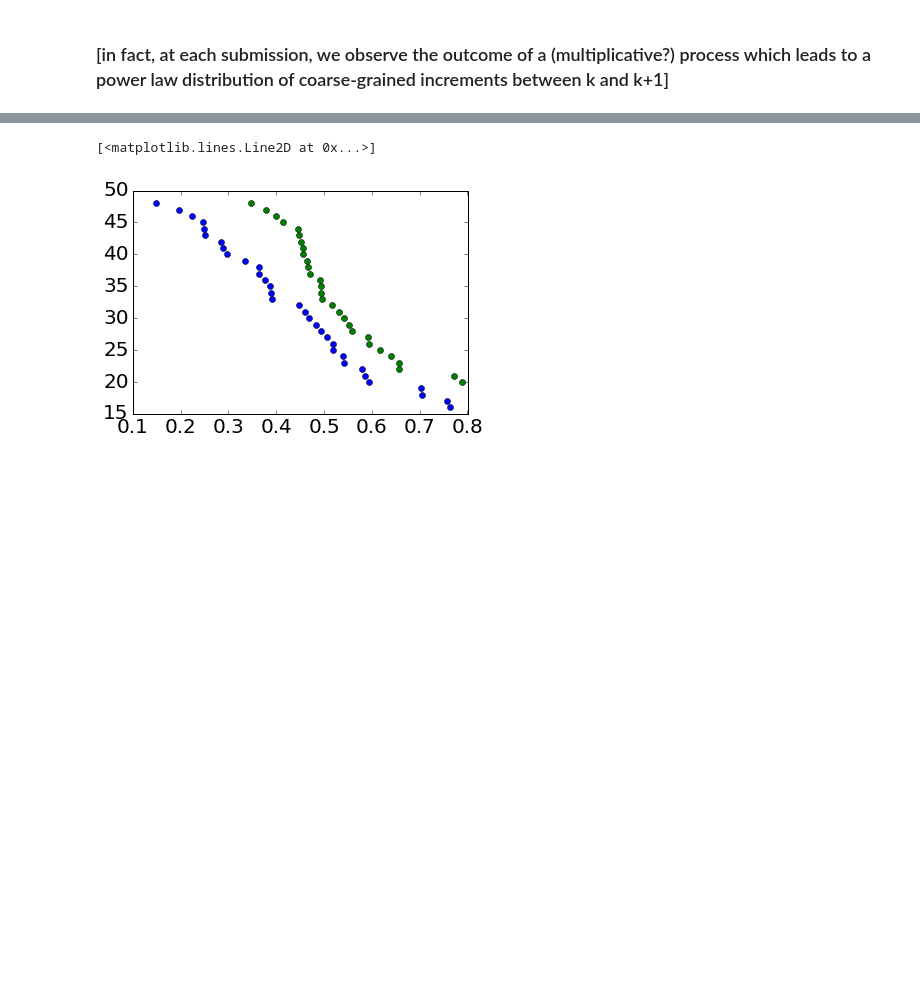
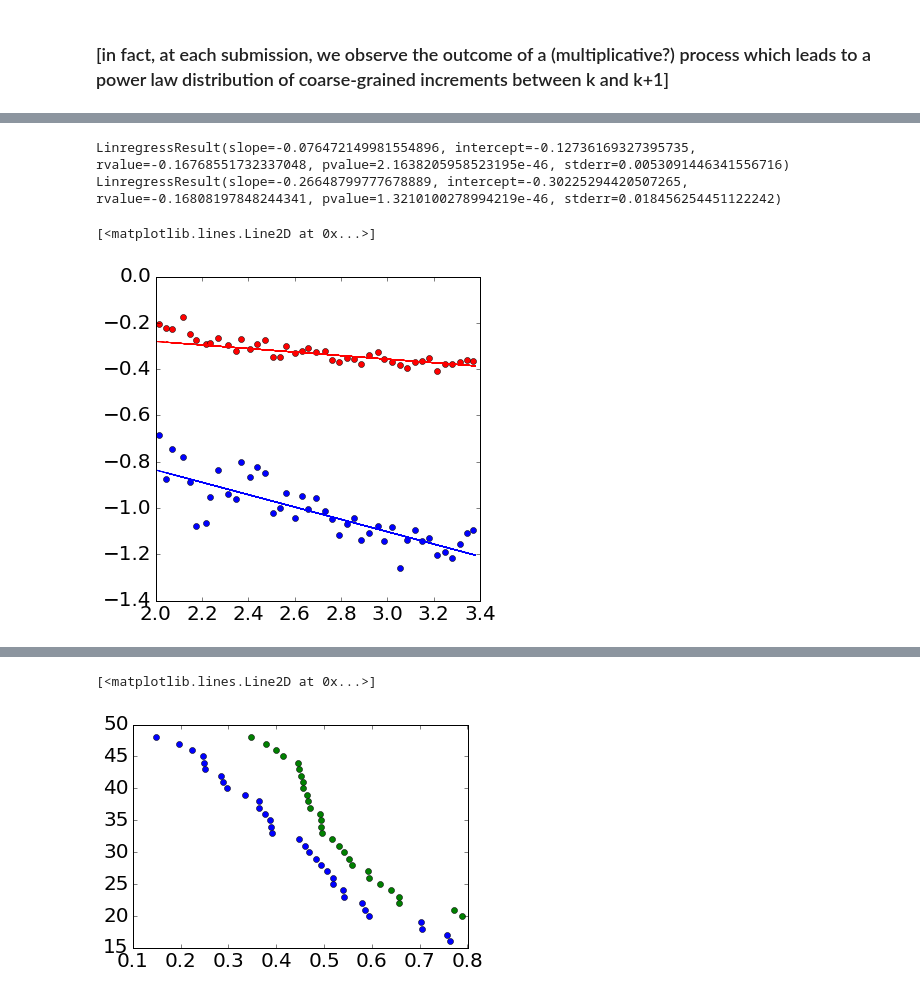
Before and after one commit to wazaahhh/bayesLearn, a Jupyter notebook: scripts/bayesLearn.ipynb, the cells around one changed output, grey strips where cells are left out. Saved outputs shown, nothing was run; the diff lists cells and outputs as text; code cells hidden in the pictures; blank space fills up the shorter version.

```diff
--- a/scripts/bayesLearn.ipynb
+++ b/scripts/bayesLearn.ipynb
@@ -127,0 +197,25 @@ complex_distances = loadDistances(treatment="complex",remove_duplicates=False)
+# %%
+cond = (I > 100)*(Score > 0)
+lx = np.log10(I[cond])
+ly = np.log10(Score[cond])
+fit = S.linregress(lx,ly)
+print fit
+
+B = binning(lx,ly,60,confinter=5)
+pl.plot(B['bins'],B['mean'],'ro')
+pl.plot(lx,lx*fit[0]+fit[1],'r-')
+
+cond = (I > 100)*(Divergence > 0)
+lx = np.log10(I[cond])
+ly = np.log10(Divergence[cond])
+fit = S.linregress(lx,ly)
+print fit
+
+B = binning(lx,ly,60,confinter=5)
+pl.plot(B['bins'],B['mean'],'bo')
+pl.plot(lx,lx*fit[0]+fit[1],'b-')
+# %% [output]
+LinregressResult(slope=-0.076472149981554896, intercept=-0.12736169327395735, rvalue=-0.16768551732337048, pvalue=2.1638205958523195e-46, stderr=0.0053091446341556716)
+LinregressResult(slope=-0.26648799777678889, intercept=-0.30225294420507265, rvalue=-0.16808197848244341, pvalue=1.3210100278994219e-46, stderr=0.018456254451122242)
+[<matplotlib.lines.Line2D at 0x...>]
+[figure, added]
```
Also changed, not shown: parts of 28 cells of this notebook, 2 other files.
